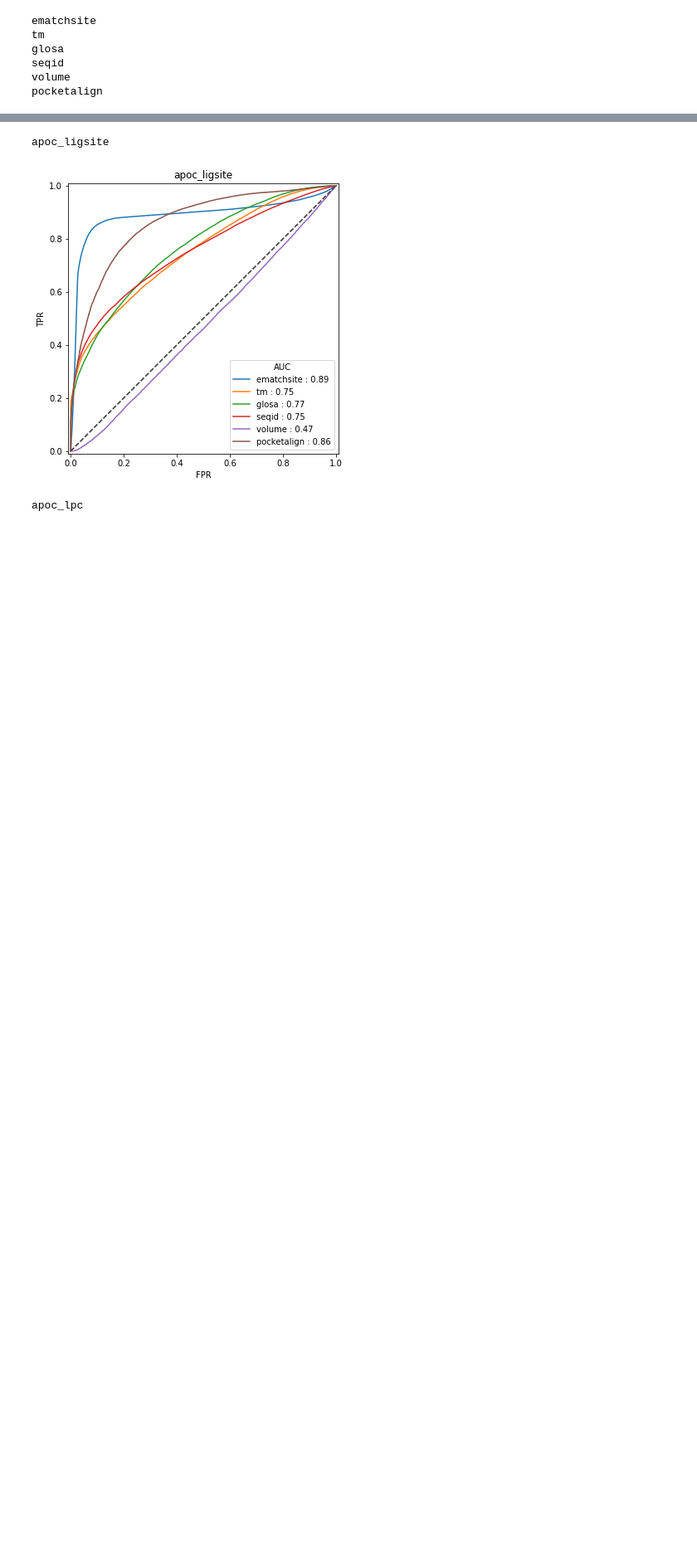
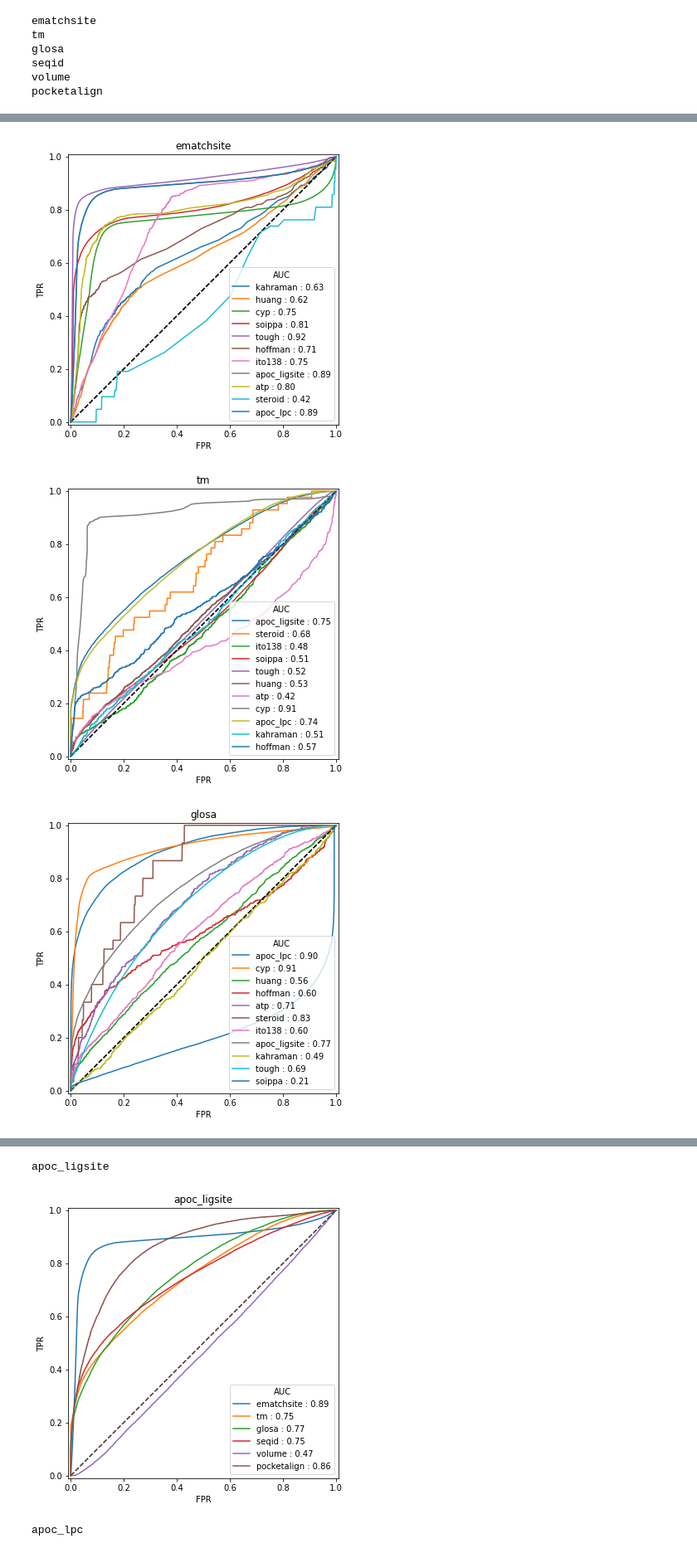
Before and after one commit to CSBG-LSU/Datasets-For-Pocket-Matching, a Jupyter notebook: auc_spider.ipynb, the cells around one changed output, grey strips where cells are left out. Shown at 83% size. Saved outputs shown, nothing was run; the diff lists cells and outputs as text; code cells hidden in the pictures; blank space fills up the shorter version.

```diff
--- a/auc_spider.ipynb
+++ b/auc_spider.ipynb
@@ -68 +62,5 @@ for d in os.listdir(data_dir):
+# %%
+from sklearn.metrics import accuracy_score, precision_score, matthews_corrcoef
+
+functions_to_apply = [accuracy_score, precision_score, matthews_corrcoef]
 # %%
@@ -127,0 +126,12 @@ rocs_df = pd.DataFrame(rocs).T
+# %%
+import pandas as pd
+df = pd.DataFrame(fxns)
+
+def getTable(fxn="roc_auc"):
+    return pd.DataFrame({k1:{k2:v2[fxn] for k2, v2 in v1.iteritems()} for k1,v1 in df.iteritems()})
+
+roc_auc = getTable()
+pvr_auc = getTable("pvr_auc")
+acc = getTable("accuracy_score")
+mcc = getTable("matthews_corrcoef")
+ppv = getTable("precision_score")
@@ -127,0 +234,23 @@ rocs_df = pd.DataFrame(rocs).T
+# %%
+# ROC Curves per metric
+for metric in rocs:
+    fig = plt.figure(figsize=(6,6)) # default is (8,6)
+    ax = fig.add_subplot(111, aspect='equal')
+    for dataset,(fpr, tpr, thrs) in rocs[metric].items():
+        AUC = roc_auc[metric][dataset]
+        ax.plot(fpr,tpr, label=dataset+" : %.2f"%(AUC))
+        ax.plot(fpr,fpr,"k--",alpha=.2)
+
+        ax.set_title(metric)
+        ax.legend(title="AUC")
+        ax.set_xlabel("FPR")
+        ax.set_ylabel("TPR")
+        ax.set_xlim(-0.01,1.01)
+        ax.set_ylim(-0.01,1.01)
+
+    #plt.savefig("%s.png"%dataset)
+    plt.show()
+# %% [output]
+[figure, added]
+[figure, added]
+[figure, added]
```
Also changed, not shown: parts of 23 cells of this notebook.
